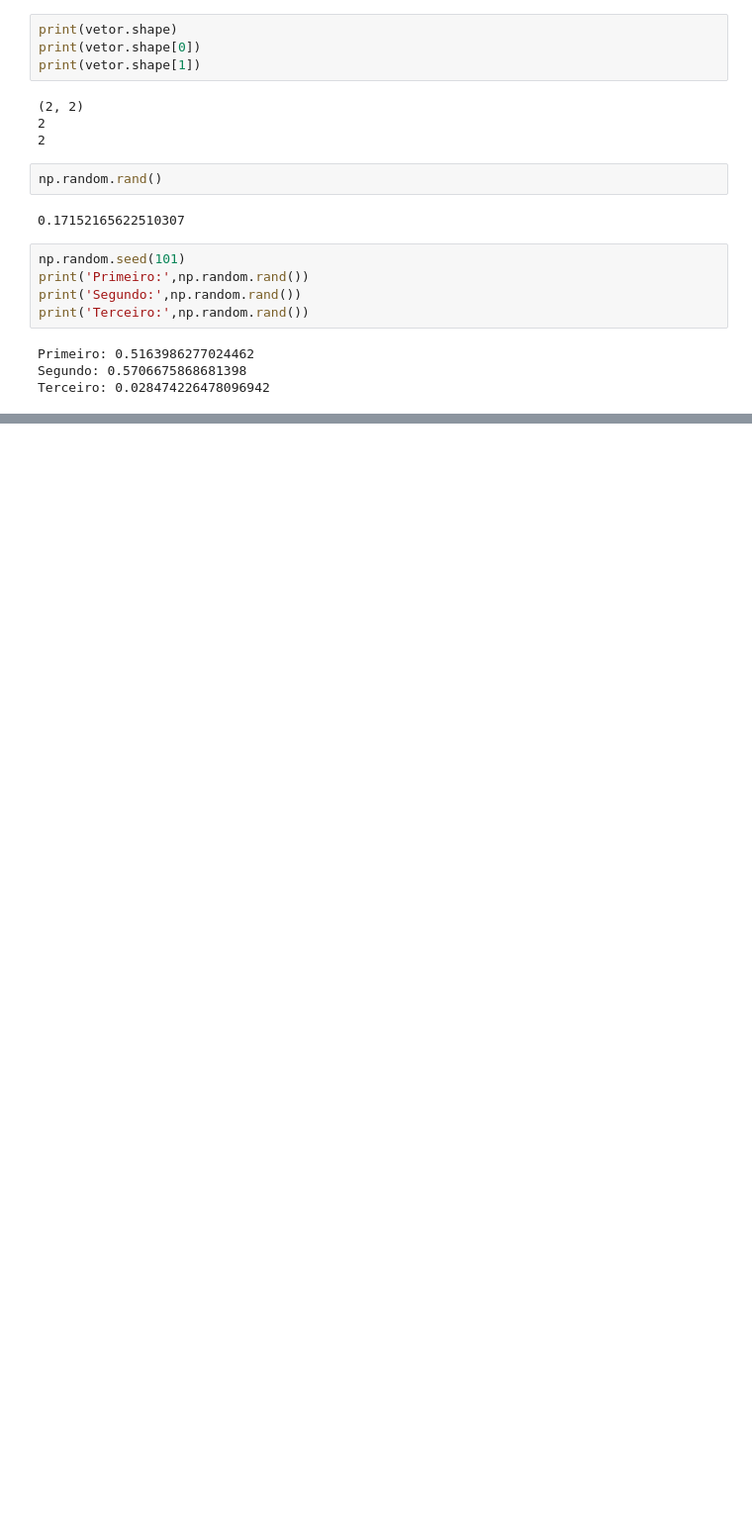
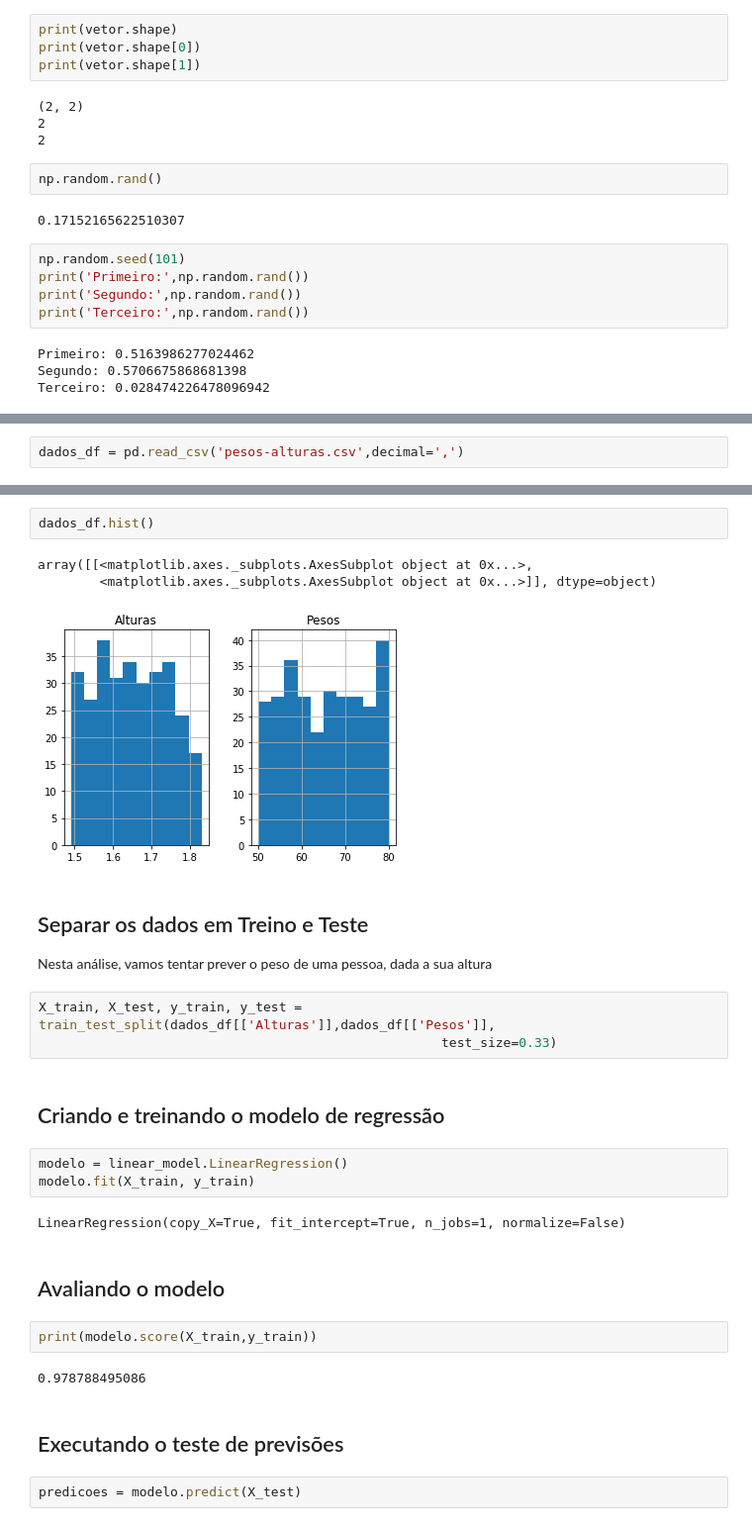
Before and after one commit to cleuton/datascience, a Jupyter notebook: book/capt6/Segundo.ipynb, the cells around one changed output, grey strips where cells are left out. Shown: that part at 99% size. Cells and saved outputs as stored; diff of their text form; blank space fills up the shorter version.

```diff
--- a/book/capt6/Segundo.ipynb
+++ b/book/capt6/Segundo.ipynb
@@ -106,0 +283,2 @@ print(seq)
+# %%
+dados_df = pd.read_csv('pesos-alturas.csv',decimal=',')
@@ -106,0 +308,29 @@ print(seq)
+# %%
+dados_df.hist()
+# %% [output]
+array([[<matplotlib.axes._subplots.AxesSubplot object at 0x...>,
+        <matplotlib.axes._subplots.AxesSubplot object at 0x...>]], dtype=object)
+[figure, added]
+# %% [markdown]
+## Separar os dados em Treino e Teste
+Nesta análise, vamos tentar prever o peso de uma pessoa, dada a sua altura
+# %%
+X_train, X_test, y_train, y_test = train_test_split(dados_df[['Alturas']],dados_df[['Pesos']],
+                                                    test_size=0.33)
+# %% [markdown]
+## Criando e treinando o modelo de regressão
+# %%
+modelo = linear_model.LinearRegression()
+modelo.fit(X_train, y_train)
+# %% [output]
+LinearRegression(copy_X=True, fit_intercept=True, n_jobs=1, normalize=False)
+# %% [markdown]
+## Avaliando o modelo
+# %%
+print(modelo.score(X_train,y_train))
+# %% [output]
+0.978788495086
+# %% [markdown]
+## Executando o teste de previsões
+# %%
+predicoes = modelo.predict(X_test)
```
Also changed, not shown: parts of 28 cells of this notebook, 1 other file.
